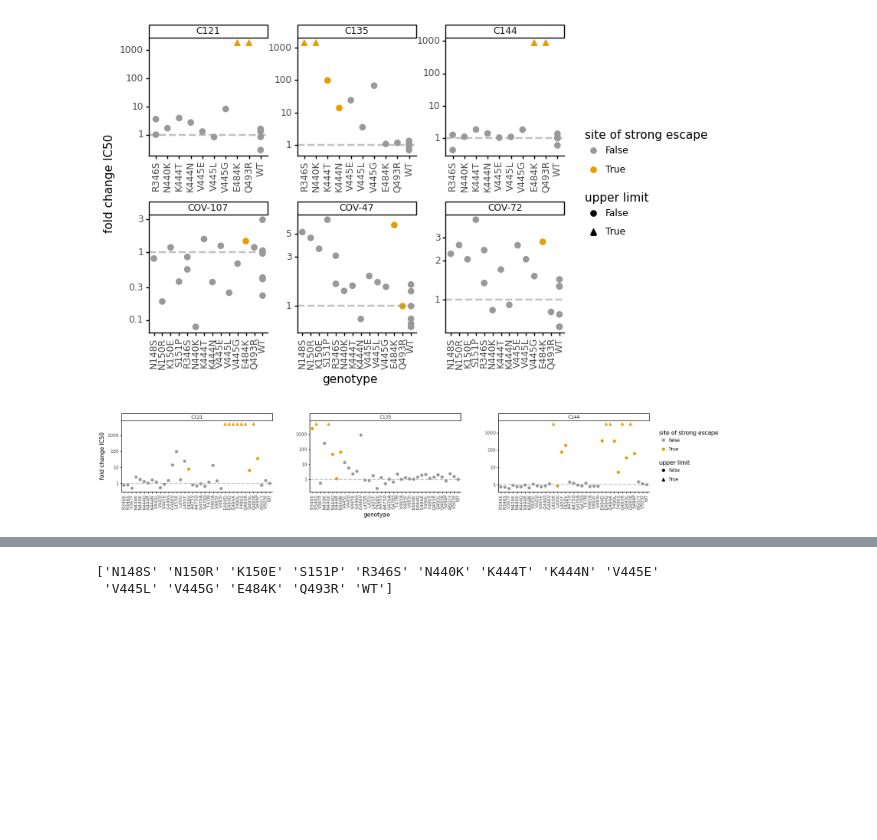
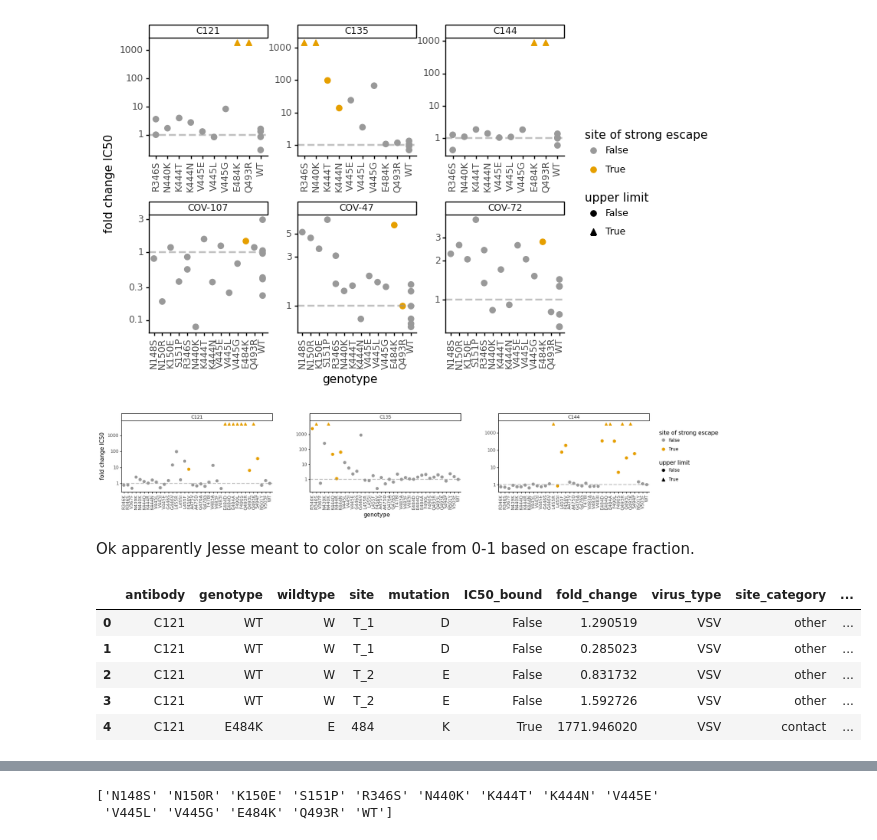
Before and after one commit to jbloomlab/SARS-CoV-2-RBD_MAP_Rockefeller, a Jupyter notebook: experimental_data/neutralization_plots.ipynb, the cells around one changed output, grey strips where cells are left out. Cells and saved outputs as stored; diff of their text form; code cells hidden in the pictures; blank space fills up the shorter version.

```diff
--- a/experimental_data/neutralization_plots.ipynb
+++ b/experimental_data/neutralization_plots.ipynb
@@ -282,3 +282,57 @@ Plotting fold change IC50 for lenti pseudovirus neuts:
  'WT']
 [figure]
 [figure]
+# %% [markdown]
+Ok apparently Jesse meant to color on scale from 0-1 based on escape fraction.
+# %%
+# dictionary mapping serum naming
+sera_names = {'COV-021_500':'COV-21',
+              'COV-047_200':'COV-47',
+              'COV-057_50':'COV-57',
+              'COV-072_200':'COV-72',
+              'COV-107_80':'COV-107',
+              'C121_400':'C121',
+              'C144_400':'C144',
+              'C135_400':'C135'
+             }
+
+samples = ['C121', 'C144', 'C135', 'COV-47', 'COV-107', 'COV-72']
+
+escape_fracs_df = (escape_fracs
+                   .replace(sera_names)
+                   .query('selection in @samples')
+                   [['selection', 'label_site', 'wildtype', 'mutation',
+                     'mut_escape_frac_epistasis_model',
+                     'site_total_escape_frac_epistasis_model',
+                     'site_avg_escape_frac_epistasis_model']
+                   ]
+                   .rename(columns={'selection':'antibody',
+                                    'label_site': 'site',
+                                    'mut_escape_frac_epistasis_model':'mut_escape',
+                                    'site_total_escape_frac_epistasis_model':'site_total_escape',
+                                    'site_avg_escape_frac_epistasis_model':'site_avg_escape'
+                                   }
+                          )
+                   .assign(mutant=lambda x: x['wildtype'] + x['site'].astype(str) + x['mutation'],
+                           site_label=lambda x: x['wildtype'] + x['site'].astype(str),
+                           site=lambda x: x['site'].astype(str)
+                          )
+                  )
+
+escape_fc_colorpts = (foldchange
+             [['antibody','genotype', 'wildtype', 'site', 'mutation', 'IC50_bound','fold_change','virus_type', 'site_category', 'is_wildtype']]
+             .assign(site=lambda x: x['site'].astype(str))
+             .merge(escape_fracs_df,
+                    how='left',
+                    left_on=['antibody', 'genotype', 'wildtype', 'site', 'mutation'],
+                    right_on=['antibody', 'mutant', 'wildtype', 'site', 'mutation']
+                   )
+            )
+escape_fc_colorpts.head()
+# %% [output]
+|  | antibody | genotype | wildtype | site | mutation | IC50_bound | fold_change | virus_type | site_category | ... |
+| 0 | C121 | WT | W | T_1 | D | False | 1.290519 | VSV | other | ... |
+| 1 | C121 | WT | W | T_1 | D | False | 0.285023 | VSV | other | ... |
+| 2 | C121 | WT | W | T_2 | E | False | 0.831732 | VSV | other | ... |
+| 3 | C121 | WT | W | T_2 | E | False | 1.592726 | VSV | other | ... |
+| 4 | C121 | E484K | E | 484 | K | True | 1771.946020 | VSV | contact | ... |
```
Also changed, not shown: parts of 3 cells of this notebook, 14 other files.
